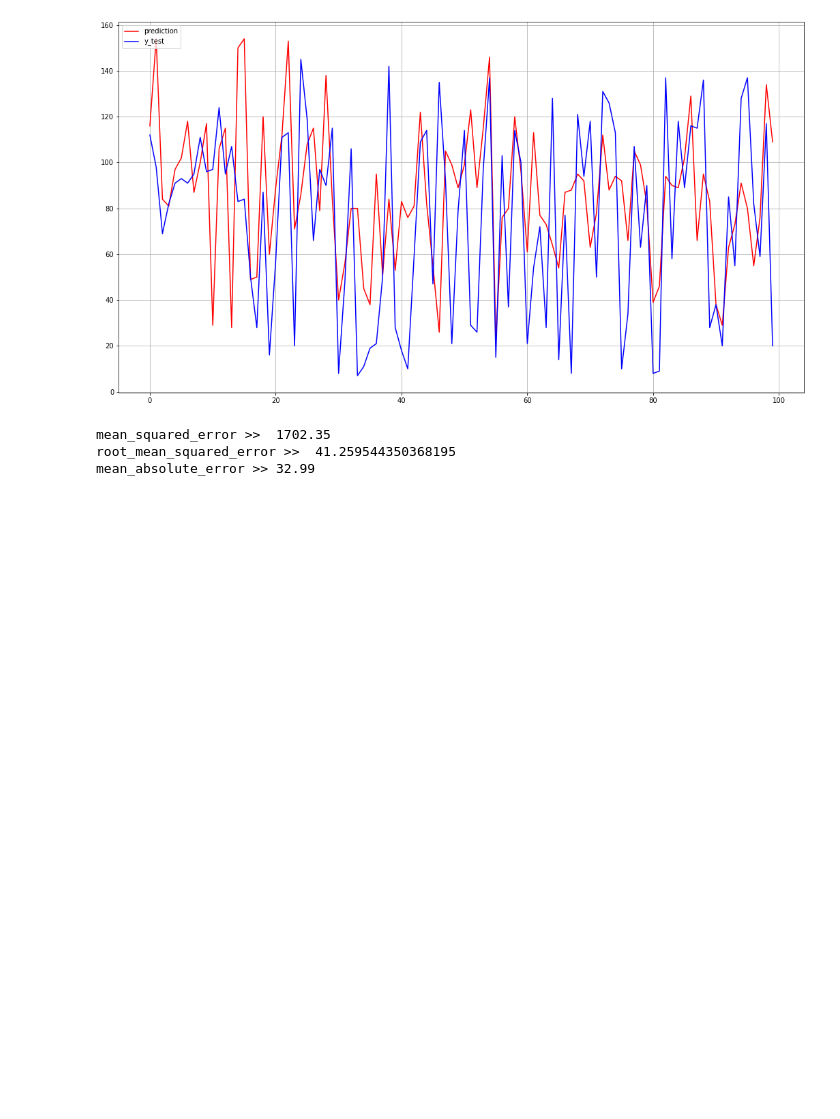
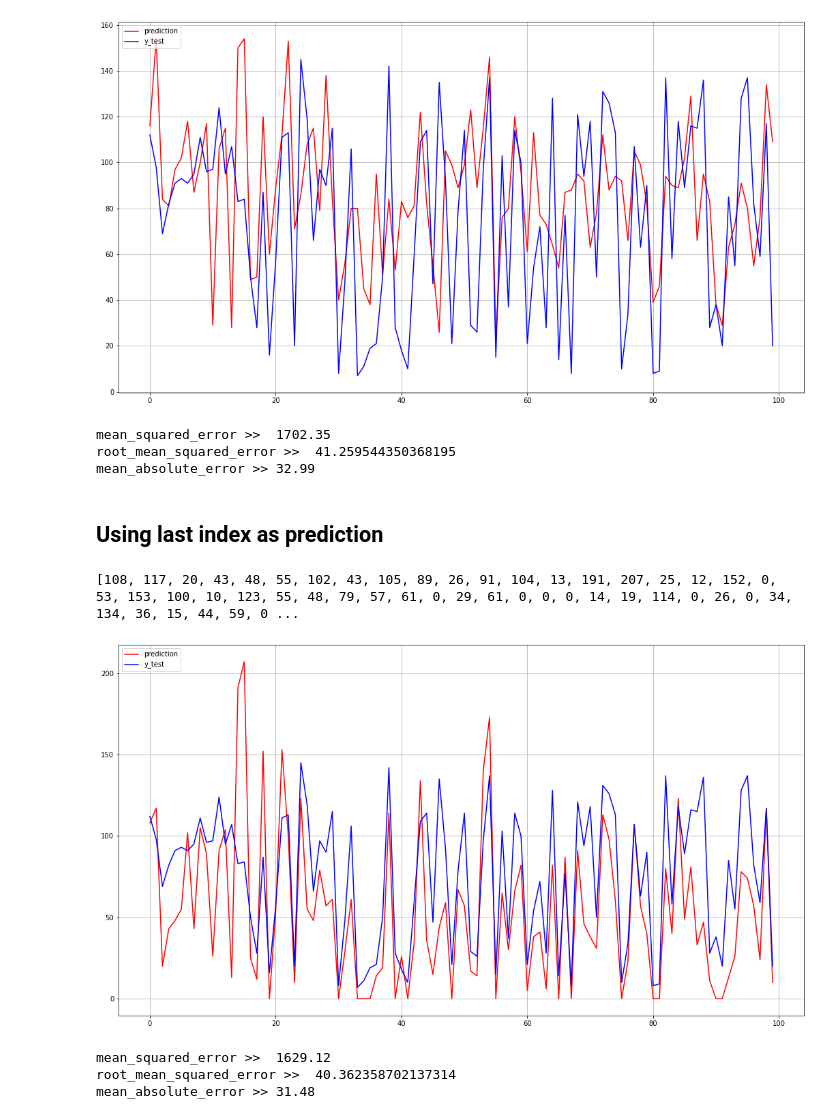
Before and after one commit to mehidi38/RUL-Prediction, a Jupyter notebook: RUL Prediction using LSTM Lookback=20.ipynb, the cells around one changed output. Drawn from its saved outputs; the diff is of its cells as text; code cells hidden in the pictures; blank space fills up the shorter version.

```diff
--- a/RUL Prediction using LSTM Lookback=20.ipynb
+++ b/RUL Prediction using LSTM Lookback=20.ipynb
@@ -519,3 +521,33 @@ print("mean_absolute_error >>",mean_absolute_error(y_test,final_pred))
 mean_squared_error >>  1702.35
 root_mean_squared_error >>  41.259544350368195
 mean_absolute_error >> 32.99
+# %% [markdown]
+## Using last index as prediction
+# %%
+final_pred = []
+count = 0
+for i in range(100):
+    j = max_cycles[i]
+    temp = pred[count+j-1]
+    count=count+j
+    final_pred.append(int(temp))
+
+print(final_pred)
+
+
+fig = plt.figure(figsize=(18,10))
+plt.plot(final_pred,color='red', label='prediction')
+plt.plot(y_test,color='blue', label='y_test')
+plt.legend(loc='upper left')
+plt.grid()
+plt.show()
+
+print("mean_squared_error >> ", mean_squared_error(y_test,final_pred))
+print("root_mean_squared_error >> ", math.sqrt(mean_squared_error(y_test,final_pred)))
+print("mean_absolute_error >>",mean_absolute_error(y_test,final_pred))
+# %% [output]
+[108, 117, 20, 43, 48, 55, 102, 43, 105, 89, 26, 91, 104, 13, 191, 207, 25, 12, 152, 0, 53, 153, 100, 10, 123, 55, 48, 79, 57, 61, 0, 29, 61, 0, 0, 0, 14, 19, 114, 0, 26, 0, 34, 134, 36, 15, 44, 59, 0 ...
+[figure, added]
+mean_squared_error >>  1629.12
+root_mean_squared_error >>  40.362358702137314
+mean_absolute_error >> 31.48
```
Also changed, not shown: parts of 1 cell of this notebook, 2 other files.
